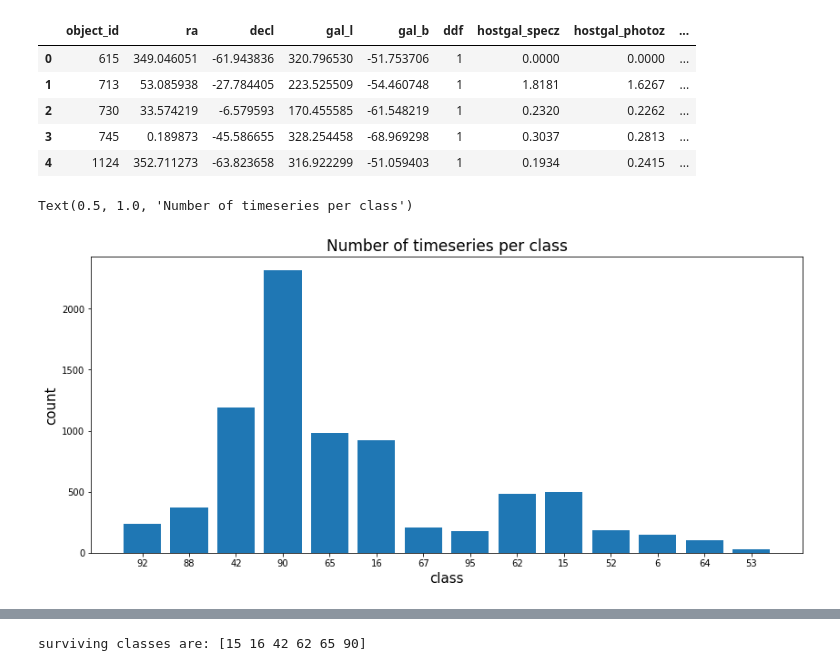
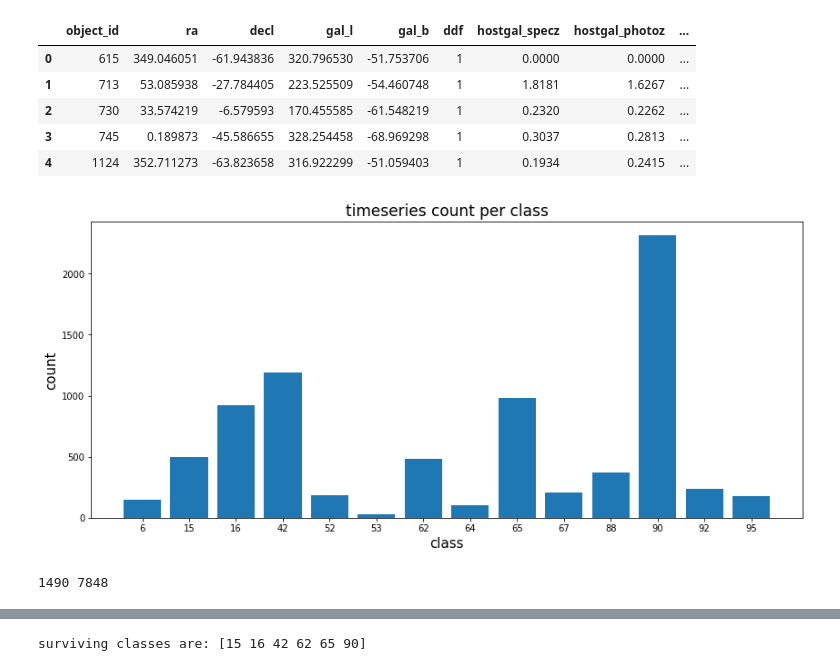
Before and after one commit to frmunozz/irregular-bag-of-pattern, a Jupyter notebook: notebooks/preprocessing.ipynb, the cells around one changed output, grey strips where cells are left out. Cells and saved outputs as stored; diff of their text form; code cells hidden in the pictures.

```diff
--- a/notebooks/preprocessing.ipynb
+++ b/notebooks/preprocessing.ipynb
@@ -24,19 +24,21 @@ df_meta.head()
 | 3 | 745 | 0.189873 | -45.586655 | 328.254458 | -68.969298 | 1 | 0.3037 | 0.2813 | ... |
 | 4 | 1124 | 352.711273 | -63.823658 | 316.922299 | -51.059403 | 1 | 0.1934 | 0.2415 | ... |
 # %%
+def plot_labels(class_count, title="timeseries count per class"):
+    labels_cc, values_cc = zip(*sorted(class_count.items()))
+    indexes = np.arange(len(labels_cc))
+    fig = plt.figure(figsize=(14, 6))
+    plt.bar(indexes, values_cc)
+    plt.xticks(indexes, labels_cc)
+    plt.xlabel("class", fontsize=15)
+    plt.ylabel("count", fontsize=15)
+    plt.title(title, fontsize=17)
+
+
 class_count = defaultdict(int)
 for l in df_meta["target"]:
     class_count[l] += 1
 
-labels_cc, values_cc = zip(*class_count.items())
-indexes = np.arange(len(labels_cc))
-
-fig = plt.figure(figsize=(14, 6))
-plt.bar(indexes, values_cc)
-plt.xticks(indexes, labels_cc)
-plt.xlabel("class", fontsize=15)
-plt.ylabel("count", fontsize=15)
-plt.title("Number of timeseries per class", fontsize=17)
+plot_labels(class_count)
 # %% [output]
-Text(0.5, 1.0, 'Number of timeseries per class')
-[figure, old version]
+[figure, new version]
@@ -42,0 +75,4 @@ Text(0.5, 1.0, 'Number of timeseries per class')
+# %%
+print(six_or_more, len(d_before))
+# %% [output]
+1490 7848
```
Also changed, not shown: parts of 26 cells of this notebook, 1 other file.
